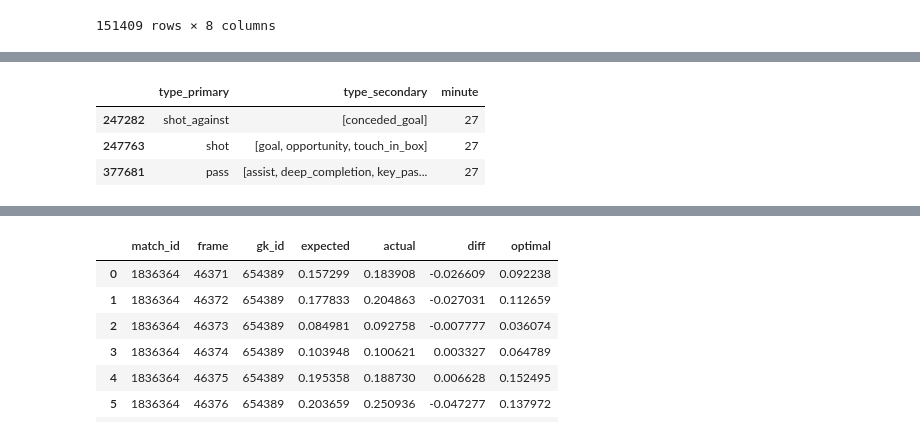
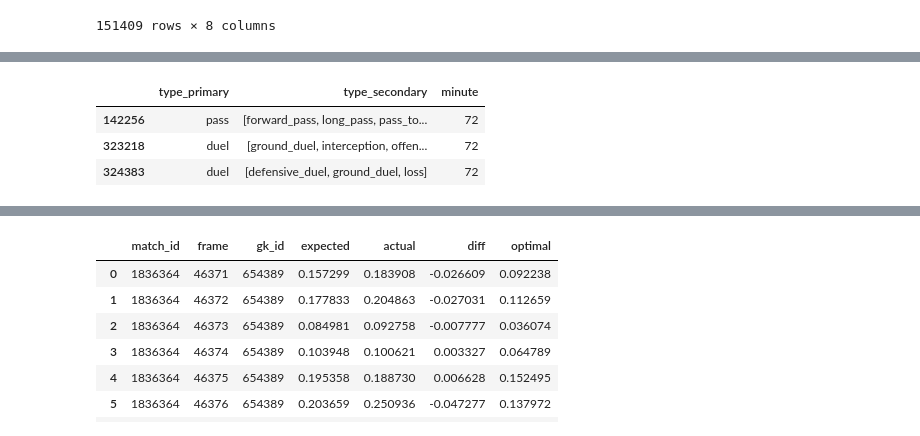
Before and after one commit to Lou-Zhou/asi_goalkeeper_positioning, a Jupyter notebook: notebooks/playground.ipynb, the cells around one changed output, grey strips where cells are left out. Drawn from its saved outputs; the diff is of its cells as text; code cells hidden in the pictures.

```diff
--- a/notebooks/playground.ipynb
+++ b/notebooks/playground.ipynb
@@ -146,3 +136,0 @@ Length: 28, dtype: string
-# %%
-wyscout[wyscout['type_primary'].isin(['shot', 'shot_againat'])][['type_primary', 'type_secondary']].head(50)
-wyscout['gk_action'] = wyscout['type_secondary'].apply(lambda x: ( 'goal' in x ) or ('save' in x))
@@ -206,9 +153,9 @@ diffs
 | 151408 | 1875301 | 62227 | 149873 | 0.011527 | -0.000044 | 0.011571 | False | 7194 |
 151409 rows × 8 columns
 # %%
-plays =diffs.groupby("play_id")['diff', 'match_id', 'frame'].agg('mean').sort_values(by = 'diff').reset_index()
+plays =diffs.groupby("play_id")['diff', 'match_id', 'frame'].agg('mean').sort_values(by = 'diff', ascending = False).reset_index()
 # %%
-match, frame, play = plays[['match_id', 'frame', 'play_id']].iloc[12]
-first_half = diffs[diffs['play_id'] == play].groupby("gk_id")['diff'].agg(['mean', 'count']).sort_values(by = 'mean')
-second_half
+iter = 232 #iter = 50, 108, 198, 212?, 232
+match, frame, play, diff = plays[['match_id', 'frame', 'play_id', 'diff']].iloc[iter]
+diff
 # %% [output]
@@ -250,9 +180,9 @@ meta[meta['id'] == match]
 1 rows × 23 columns
 # %%
-wy_events[(wy_events['sk_match_id'] == match) & (wy_events['frame'].between(frame - 50, frame + 50))][['type_primary', 'type_secondary', 'minute']]
+wyscout[(wyscout['sk_match_id'] == match) & (wyscout['frame'].between(frame - 50, frame + 50))][['type_primary', 'type_secondary', 'minute']]
 # %% [output]
 |  | type_primary | type_secondary | minute |
-| 247282 | shot_against | [conceded_goal] | 27 |
-| 247763 | shot | [goal, opportunity, touch_in_box] | 27 |
-| 377681 | pass | [assist, deep_completion, key_pas... | 27 |
+| 142256 | pass | [forward_pass, long_pass, pass_to... | 72 |
+| 323218 | duel | [ground_duel, interception, offen... | 72 |
+| 324383 | duel | [defensive_duel, ground_duel, loss] | 72 |
 # %%
```
Also changed, not shown: parts of 19 cells of this notebook, 2 other files.
